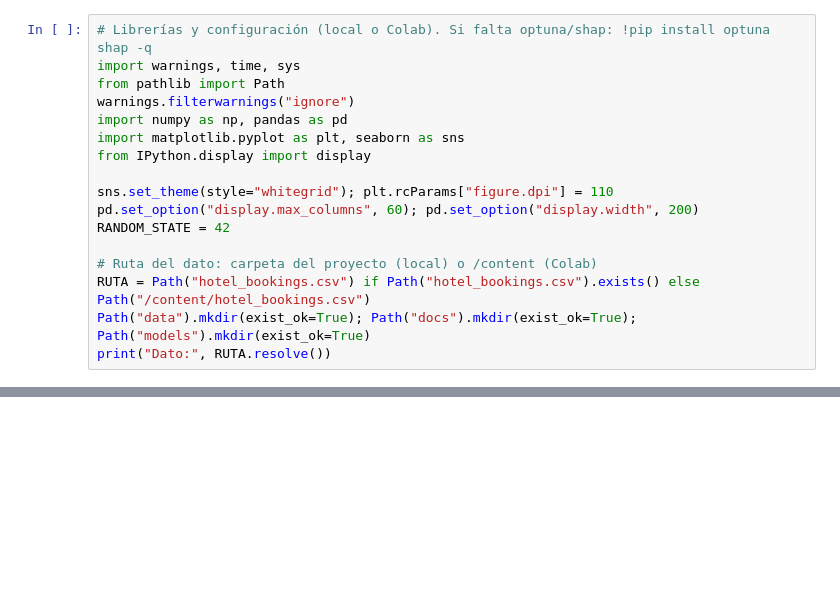
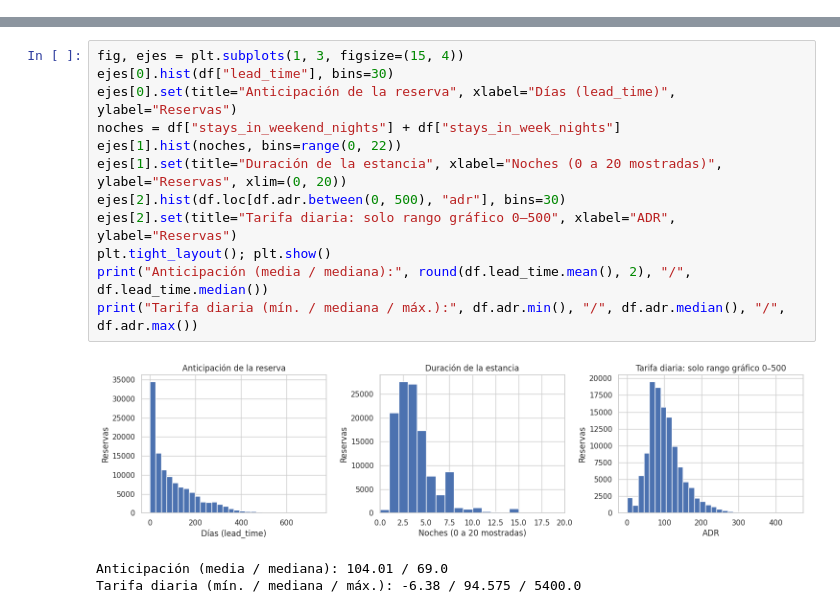
Before and after one commit to hasber/hotel-booking, a Jupyter notebook: Trabajo.ipynb, the cells around one changed output, grey strips where cells are left out. Cells and saved outputs as stored; diff of their text form; blank space fills up the shorter version.

Commit message:
Actualizar Trabajo con proyecto CRISP-DM integrado

```diff
--- a/Trabajo.ipynb
+++ b/Trabajo.ipynb
@@ -80,17 +0,0 @@ Cada KPI responde a las preguntas de validación del material: mide lo que se qu
-# %%
-# Librerías y configuración (local o Colab). Si falta optuna/shap: !pip install optuna shap -q
-import warnings, time, sys
-from pathlib import Path
-warnings.filterwarnings("ignore")
-import numpy as np, pandas as pd
-import matplotlib.pyplot as plt, seaborn as sns
-from IPython.display import display
-
-sns.set_theme(style="whitegrid"); plt.rcParams["figure.dpi"] = 110
-pd.set_option("display.max_columns", 60); pd.set_option("display.width", 200)
-RANDOM_STATE = 42
-
-# Ruta del dato: carpeta del proyecto (local) o /content (Colab)
-RUTA = Path("hotel_bookings.csv") if Path("hotel_bookings.csv").exists() else Path("/content/hotel_bookings.csv")
-Path("data").mkdir(exist_ok=True); Path("docs").mkdir(exist_ok=True); Path("models").mkdir(exist_ok=True)
-print("Dato:", RUTA.resolve())
@@ -1675,0 +186,16 @@ Cifras y decisiones que deben copiarse a la presentación y al documento de tras
+# %%
+fig, ejes = plt.subplots(1, 3, figsize=(15, 4))
+ejes[0].hist(df["lead_time"], bins=30)
+ejes[0].set(title="Anticipación de la reserva", xlabel="Días (lead_time)", ylabel="Reservas")
+noches = df["stays_in_weekend_nights"] + df["stays_in_week_nights"]
+ejes[1].hist(noches, bins=range(0, 22))
+ejes[1].set(title="Duración de la estancia", xlabel="Noches (0 a 20 mostradas)", ylabel="Reservas", xlim=(0, 20))
+ejes[2].hist(df.loc[df.adr.between(0, 500), "adr"], bins=30)
+ejes[2].set(title="Tarifa diaria: solo rango gráfico 0–500", xlabel="ADR", ylabel="Reservas")
+plt.tight_layout(); plt.show()
+print("Anticipación (media / mediana):", round(df.lead_time.mean(), 2), "/", df.lead_time.median())
+print("Tarifa diaria (mín. / mediana / máx.):", df.adr.min(), "/", df.adr.median(), "/", df.adr.max())
+# %% [output]
+[figure, added]
+Anticipación (media / mediana): 104.01 / 69.0
+Tarifa diaria (mín. / mediana / máx.): -6.38 / 94.575 / 5400.0
```
Also changed, not shown: parts of 208 cells of this notebook.
